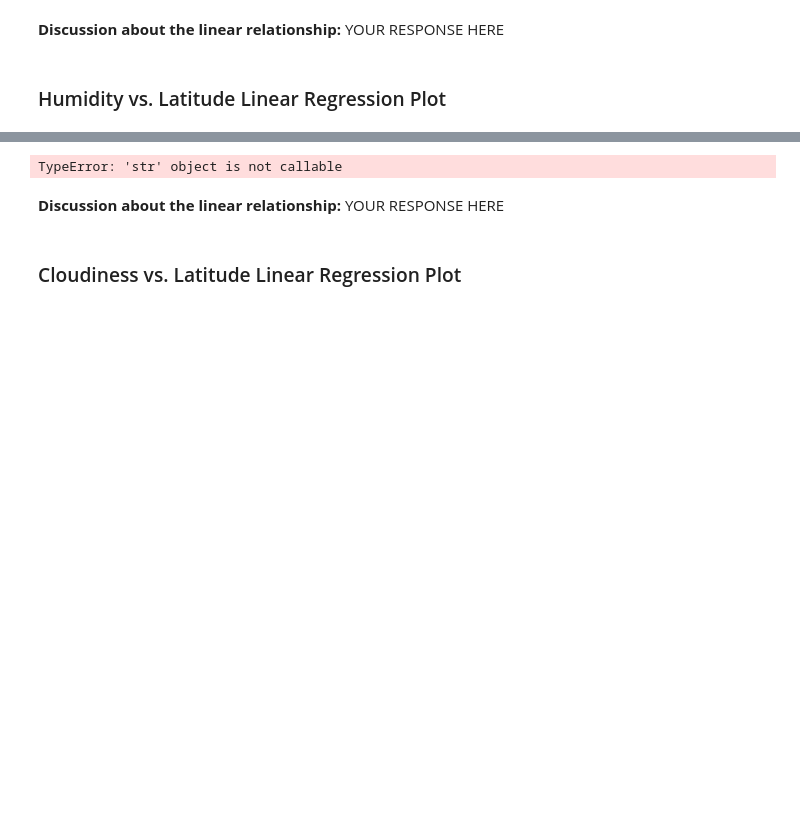
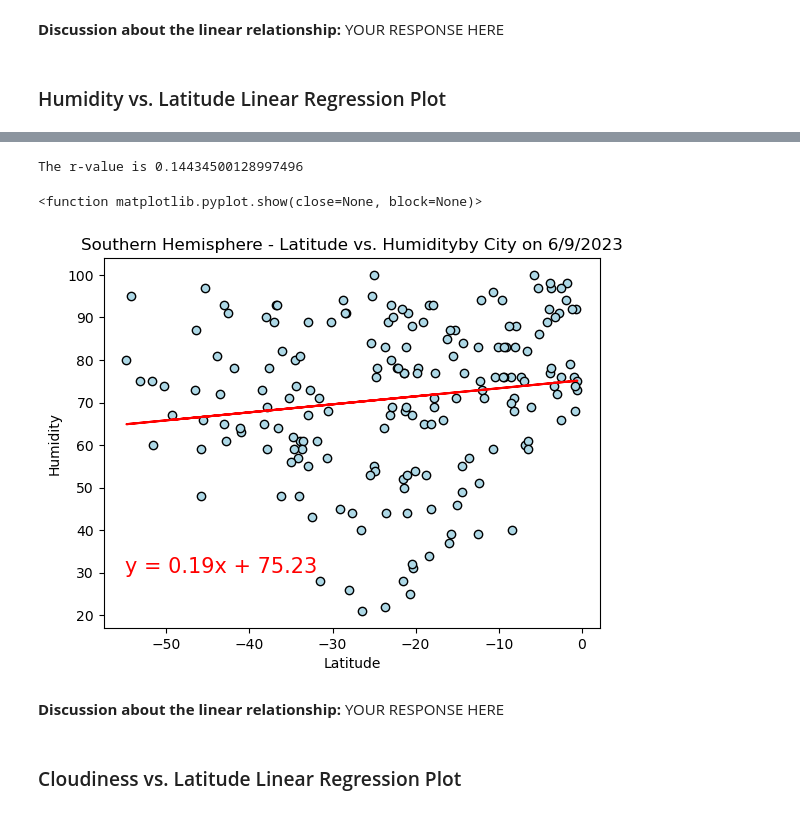
Before and after one commit to EBPaz/python-API-challenge, a Jupyter notebook: WeatherPy/starter_code/WeatherPy.ipynb, the cells around one changed output, grey strips where cells are left out. Cells and saved outputs as stored; diff of their text form; code cells hidden in the pictures; blank space fills up the shorter version.

```diff
--- a/WeatherPy/starter_code/WeatherPy.ipynb
+++ b/WeatherPy/starter_code/WeatherPy.ipynb
@@ -346,11 +359,13 @@ TypeError: 'str' object is not callable
 # %%
 # Southern Hemisphere
 x_values = southern_hemi_df["Lat"].astype("float")
 y_values = southern_hemi_df["Humidity"].astype("float")
-plotting_function(x_values, y_values, "Latitude", "Humidity", "Southern" (0,0))
+create_reg_graph(x_values, y_values, "Latitude", "Humidity", "Southern", (-55,30))
 plt.show
 # %% [output]
-TypeError: 'str' object is not callable
+The r-value is 0.14434500128997496
+<function matplotlib.pyplot.show(close=None, block=None)>
+[figure, added]
 # %% [markdown]
 **Discussion about the linear relationship:** YOUR RESPONSE HERE
 # %% [markdown]
```
Also changed, not shown: parts of 9 cells of this notebook.
